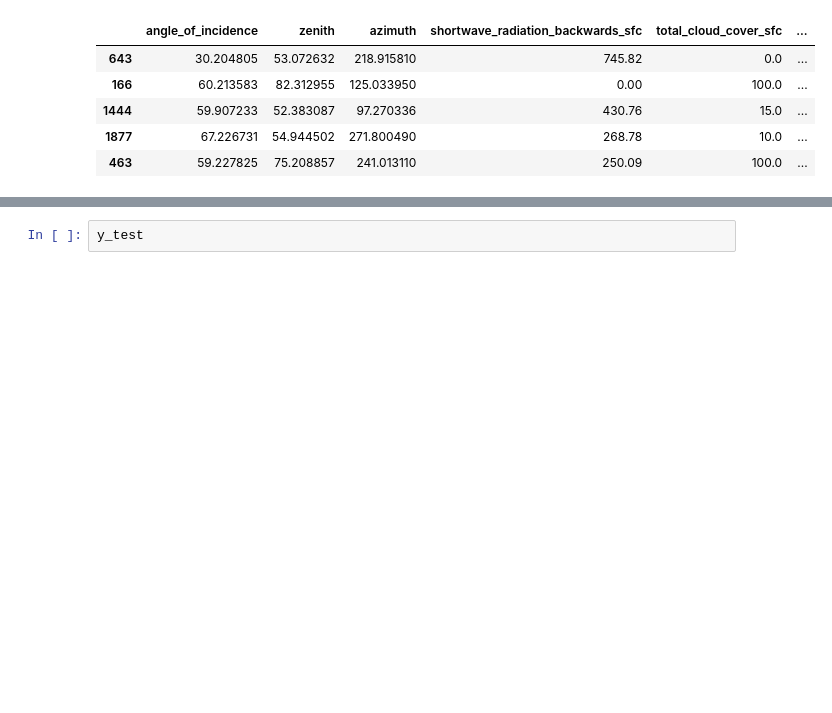
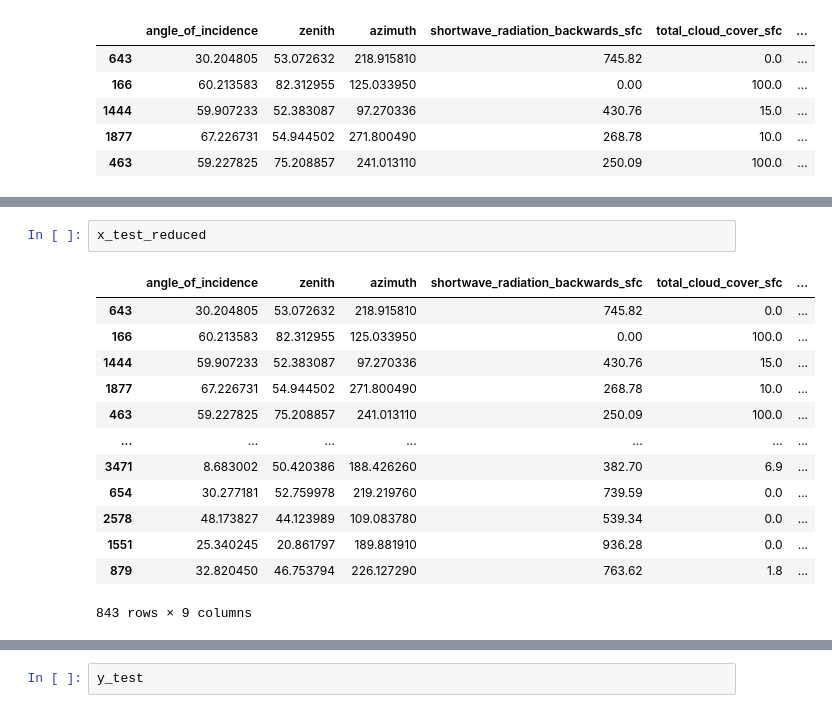
Before and after one commit to ayush-kapuskari/IEEE-Hackathon, a Jupyter notebook: modeltraining.ipynb, the cells around one changed output, grey strips where cells are left out. Cells and saved outputs as stored; diff of their text form; blank space fills up the shorter version.

```diff
--- a/modeltraining.ipynb
+++ b/modeltraining.ipynb
@@ -539,0 +547,16 @@ x_test_reduced.head()
+# %%
+x_test_reduced
+# %% [output]
+|  | angle_of_incidence | zenith | azimuth | shortwave_radiation_backwards_sfc | total_cloud_cover_sfc | ... |
+| 643 | 30.204805 | 53.072632 | 218.915810 | 745.82 | 0.0 | ... |
+| 166 | 60.213583 | 82.312955 | 125.033950 | 0.00 | 100.0 | ... |
+| 1444 | 59.907233 | 52.383087 | 97.270336 | 430.76 | 15.0 | ... |
+| 1877 | 67.226731 | 54.944502 | 271.800490 | 268.78 | 10.0 | ... |
+| 463 | 59.227825 | 75.208857 | 241.013110 | 250.09 | 100.0 | ... |
+| ... | ... | ... | ... | ... | ... | ... |
+| 3471 | 8.683002 | 50.420386 | 188.426260 | 382.70 | 6.9 | ... |
+| 654 | 30.277181 | 52.759978 | 219.219760 | 739.59 | 0.0 | ... |
+| 2578 | 48.173827 | 44.123989 | 109.083780 | 539.34 | 0.0 | ... |
+| 1551 | 25.340245 | 20.861797 | 189.881910 | 936.28 | 0.0 | ... |
+| 879 | 32.820450 | 46.753794 | 226.127290 | 763.62 | 1.8 | ... |
+843 rows × 9 columns
```
Also changed, not shown: parts of 18 cells of this notebook, 10 other files.
